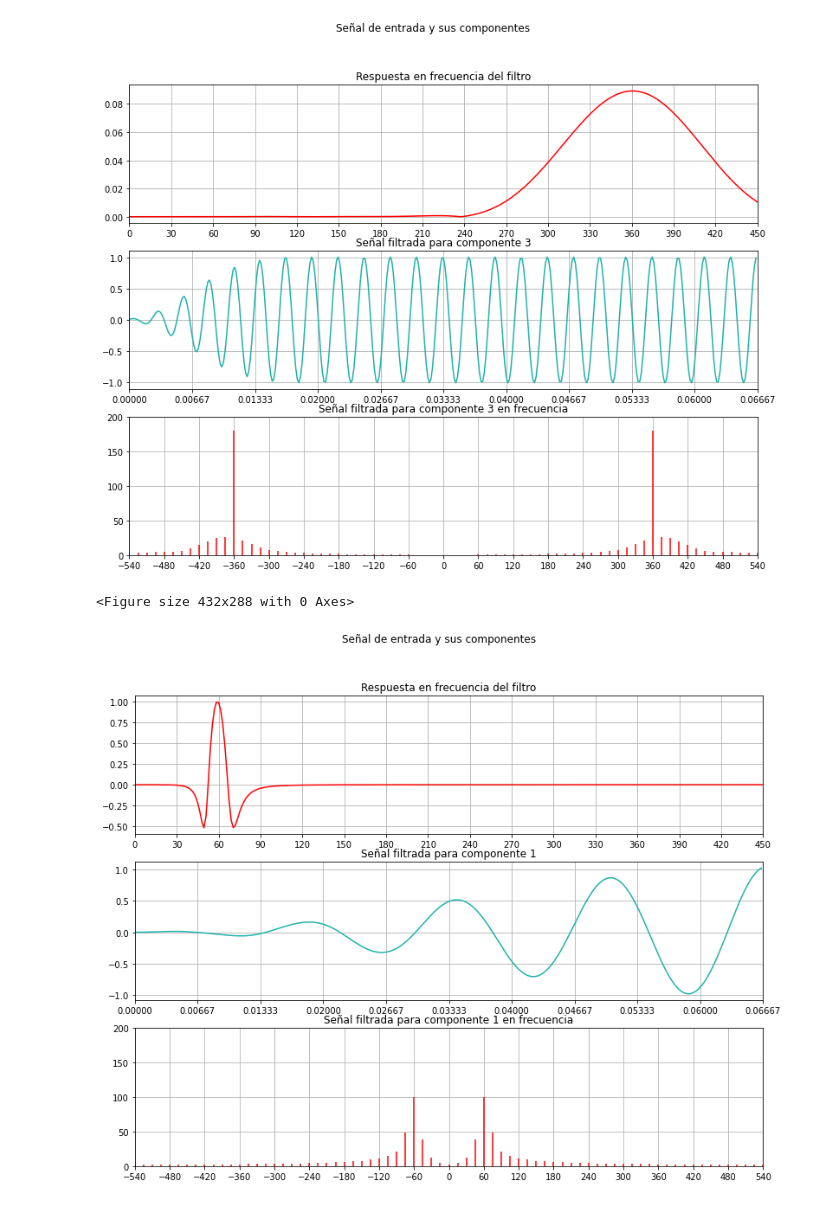
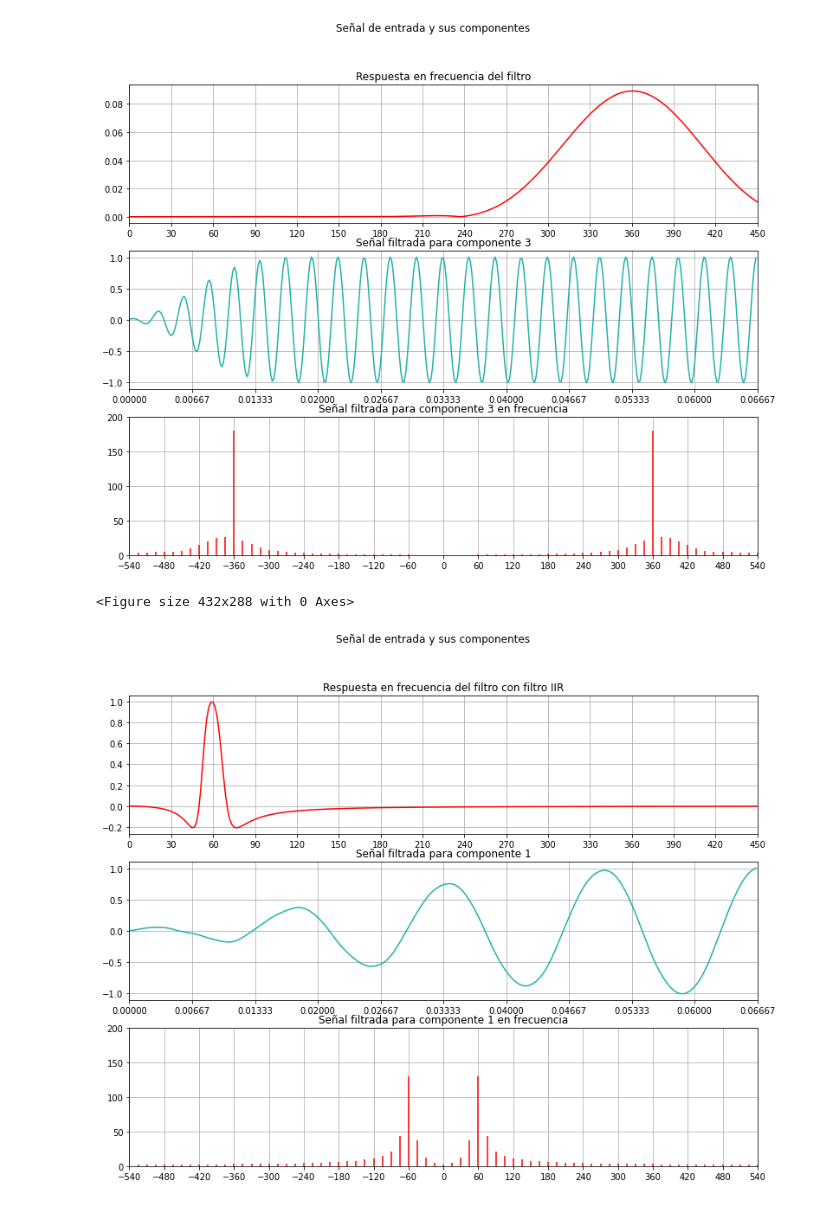
Before and after one commit to ChristopherMoralesA/Lab-Tarea-7, a Jupyter notebook: Lab_Tarea_7.ipynb, the cells around one changed output. Cells and saved outputs as stored; diff of their text form; code cells hidden in the pictures.

```diff
--- a/Lab_Tarea_7.ipynb
+++ b/Lab_Tarea_7.ipynb
@@ -296,36 +296,36 @@ def bandpass_IIR(N, Wn, fs):
     fig = plt.figure()
     return w, h, b, a
 
-w, h, b, a = bandpass_IIR(3, [50, 70], fs=6000)
+w, h, b, a = bandpass_IIR(2, [50, 70], fs=6000)
 
 filtered_x1 = lfilter(b, a, x)
 
 
 #Plot de las señales
 fig1, axs = plt.subplots(3,1,figsize=(13,10))
 fig1.suptitle('Señal de entrada y sus componentes')
 
 
 axs[0].plot(w,h,color='red')
 axs[0].set_title('Respuesta en frecuencia del filtro con filtro IIR')
 axs[0].set(xlim=(0,450))
 axs[0].xaxis.set_major_locator(MultipleLocator(30))
 axs[0].grid()
 
 axs[1].plot(t,filtered_x1,color='lightseagreen')
 axs[1].set_title('Señal filtrada para componente 1')
 axs[1].set(xlim=(0,T))
 axs[1].xaxis.set_major_locator(MultipleLocator(T/10))
 axs[1].grid()
 
 Mtf, M = plotfft(filtered_x1)
 axs[2].set(xlim=(-100,100),ylim=(0,200),xticks=(range(-540,580,60)))
 axs[2].vlines(Mtf,0,np.abs(M),color='red')
 axs[2].set_title('Señal filtrada para componente 1 en frecuencia')
 axs[2].grid()
 
 plt.show()
 # %% [output]
 <Figure size 432x288 with 0 Axes>
-[figure, old version]
+[figure, new version]
 # %%
```
Also changed, not shown: parts of 4 cells of this notebook.
